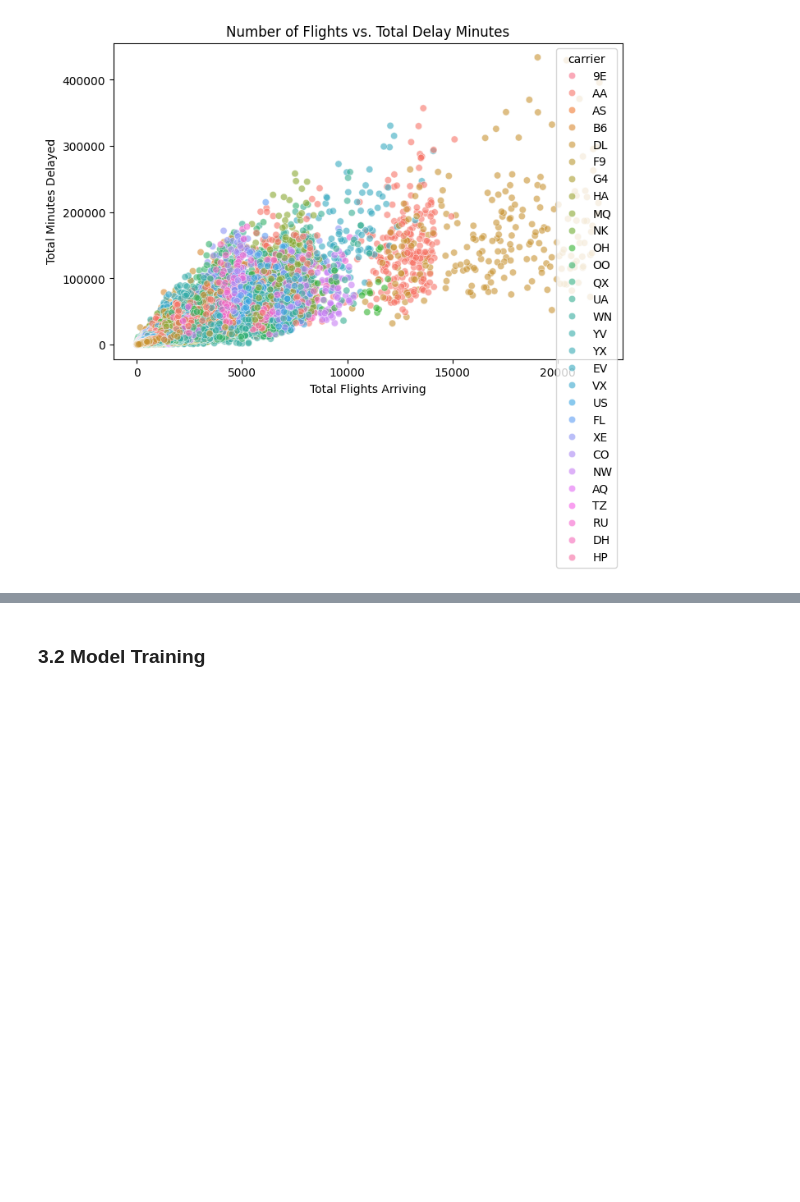
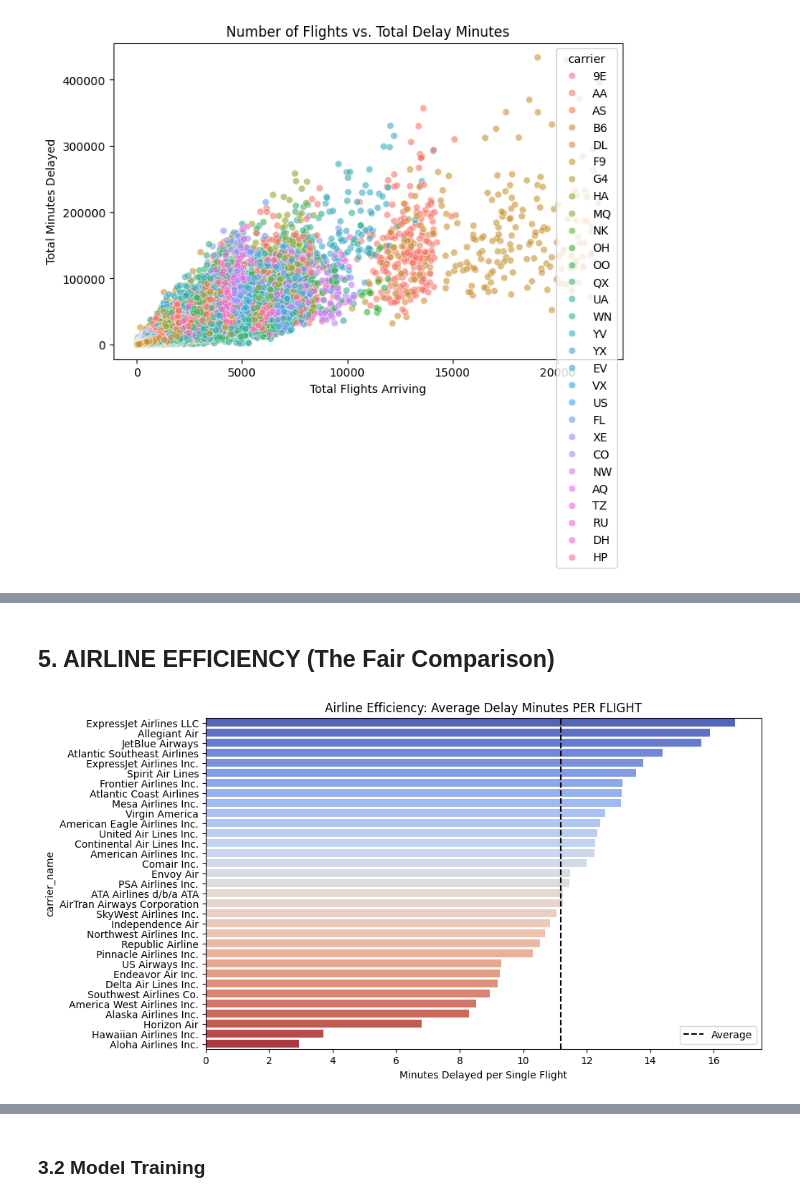
Before and after one commit to nellocoder/flight-delay-prediction, a Jupyter notebook: flight_delay_regression.ipynb, the cells around one changed output, grey strips where cells are left out. Saved outputs shown, nothing was run; the diff lists cells and outputs as text; code cells hidden in the pictures; blank space fills up the shorter version.

```diff
--- a/flight_delay_regression.ipynb
+++ b/flight_delay_regression.ipynb
@@ -102,0 +182,25 @@ plt.show()
+# %% [markdown]
+## 5. AIRLINE EFFICIENCY (The Fair Comparison)
+# %%
+plt.figure(figsize=(10, 6))
+
+sns.barplot(
+    x=airline_stats['efficiency'].values,
+    y=airline_stats.index,
+    hue=airline_stats.index,
+    palette='coolwarm',
+    legend=False
+)
+
+plt.title("Airline Efficiency: Average Delay Minutes PER FLIGHT")
+plt.xlabel("Minutes Delayed per Single Flight")
+plt.axvline(
+    airline_stats['efficiency'].mean(),
+    color='black',
+    linestyle='--',
+    label='Average'
+)
+plt.legend()
+plt.show()
+# %% [output]
+[figure, added]
```
Also changed, not shown: parts of 12 cells of this notebook.
